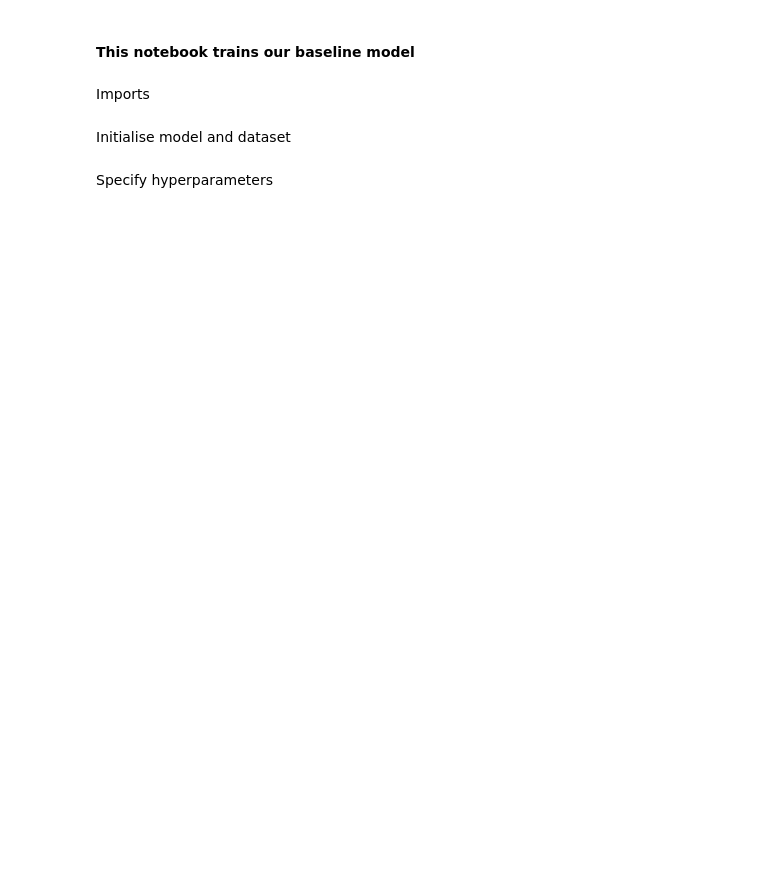
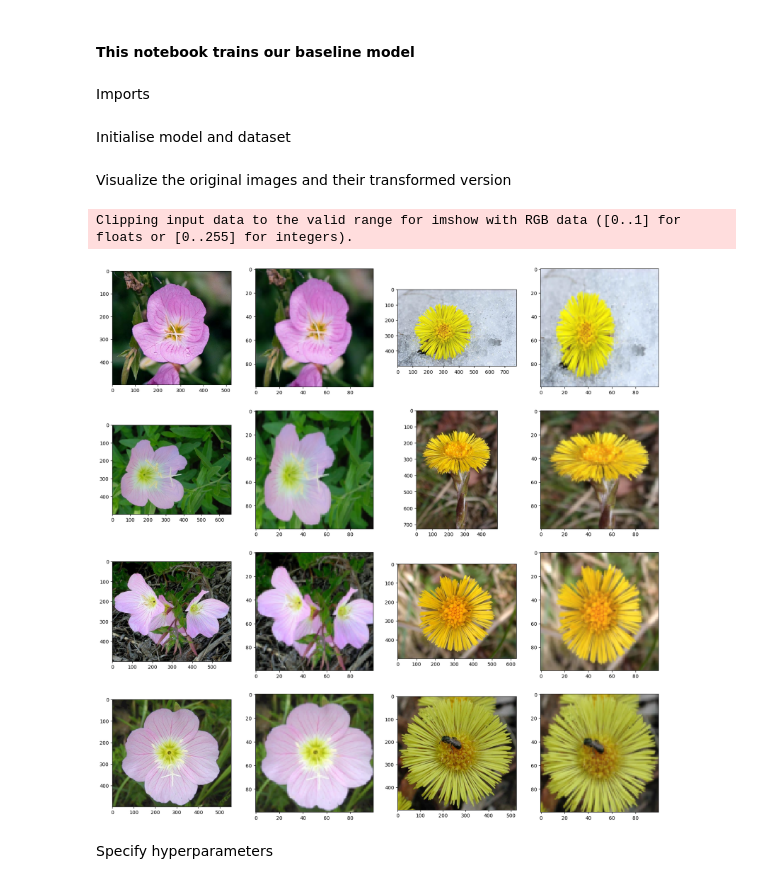
Before and after one commit to A-Alviento/ntu-sc4001-cnn-flower-classification-enhancement, a Jupyter notebook: notebooks/baseline_model_not_preprocessed.ipynb, the cells around one changed output. Drawn from its saved outputs; the diff is of its cells as text; code cells hidden in the pictures; blank space fills up the shorter version.

```diff
--- a/notebooks/baseline_model_not_preprocessed.ipynb
+++ b/notebooks/baseline_model_not_preprocessed.ipynb
@@ -49,6 +47,22 @@ batch_size = 128
 train_dataloader = DataLoader(train_dataset, batch_size=batch_size, shuffle=True)
 val_dataloader = DataLoader(val_dataset, batch_size=batch_size, shuffle=False)
 test_dataloader = DataLoader(test_dataset, batch_size=batch_size, shuffle=False)
+# %% [markdown]
+Visualize the original images and their transformed version
+# %%
+from itertools import product
+
+train_dataset_ = datasets.Flowers102(root='../data', split='test', download=True, transform=transforms.ToTensor())
+
+fig, axs = plt.subplots(4, 4, figsize=(20, 20))
+offset = 400 # Changet this to get different images
+
+for i, j in product(range(4), range(2)):
+    axs[i][2*j].imshow(train_dataset_[i+j*offset][0].permute(1, 2, 0))
+    axs[i][2*j+1].imshow(train_dataset[i+j*offset][0].permute(1, 2, 0))
+# %% [output]
+Clipping input data to the valid range for imshow with RGB data ([0..1] for floats or [0..255] for integers).
+[figure, added]
 # %% [markdown]
 Specify hyperparameters
 # %%
```
Also changed, not shown: parts of 5 cells of this notebook, 1 other file.
